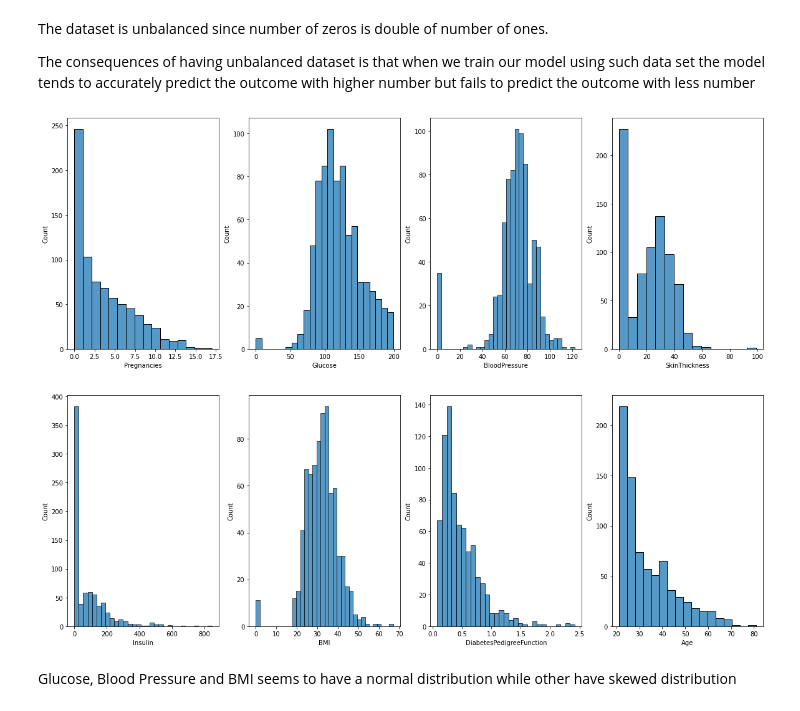
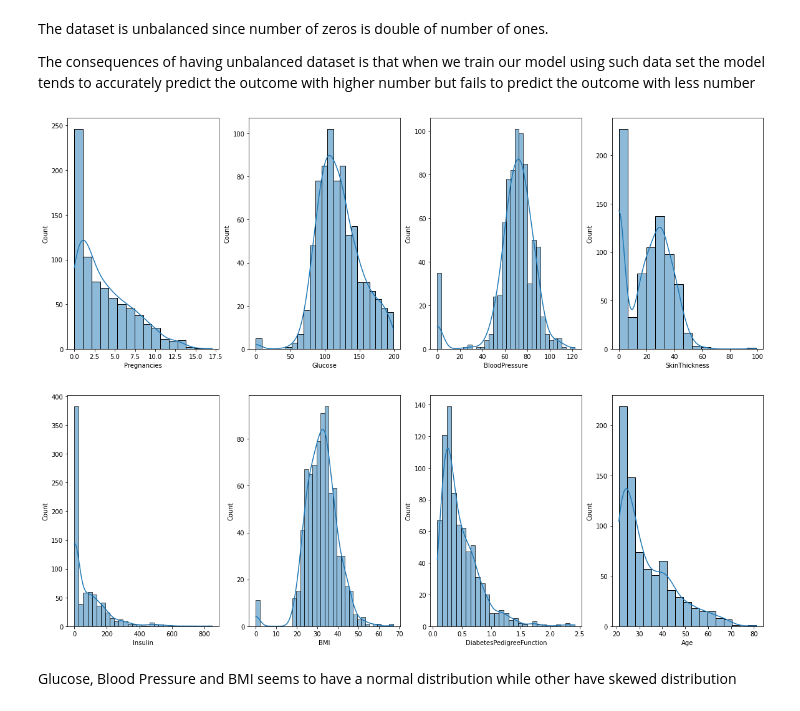
Before and after one commit to araul3927/ML_Intern, a Jupyter notebook: matplotlib-assignment/matplotlib.ipynb, the cells around one changed output. Drawn from its saved outputs; the diff is of its cells as text; code cells hidden in the pictures.

```diff
--- a/matplotlib-assignment/matplotlib.ipynb
+++ b/matplotlib-assignment/matplotlib.ipynb
@@ -131,12 +131,12 @@ The consequences of having unbalanced dataset is that when we train our model us
 # %%
  # Create a figure containing 8 subplots arranged in (2, 4) grid. Plot the histograms of the 8 features (all the columns except the outcome) present in the dataset. Identify the features having normal distribution and skewed distributions.
 fig, axes = plt.subplots(2, 4,  figsize=(20, 15))
 
-for i in range(0, 2):
-    for j in range(0, 4):
-        sns.histplot(data=df.iloc[:, i*4+j],ax=axes[i][j])
+for i in range(2):
+    for j in range(4):
+        sns.histplot(data=df.iloc[:, i*4+j],ax=axes[i][j],kde=True)
 # %% [output]
-[figure, old version]
+[figure, new version]
 # %% [markdown]
 Glucose, Blood Pressure and BMI seems to have a normal distribution while other have skewed distribution
 # %%
```
Also changed, not shown: parts of 1 cell of this notebook.
